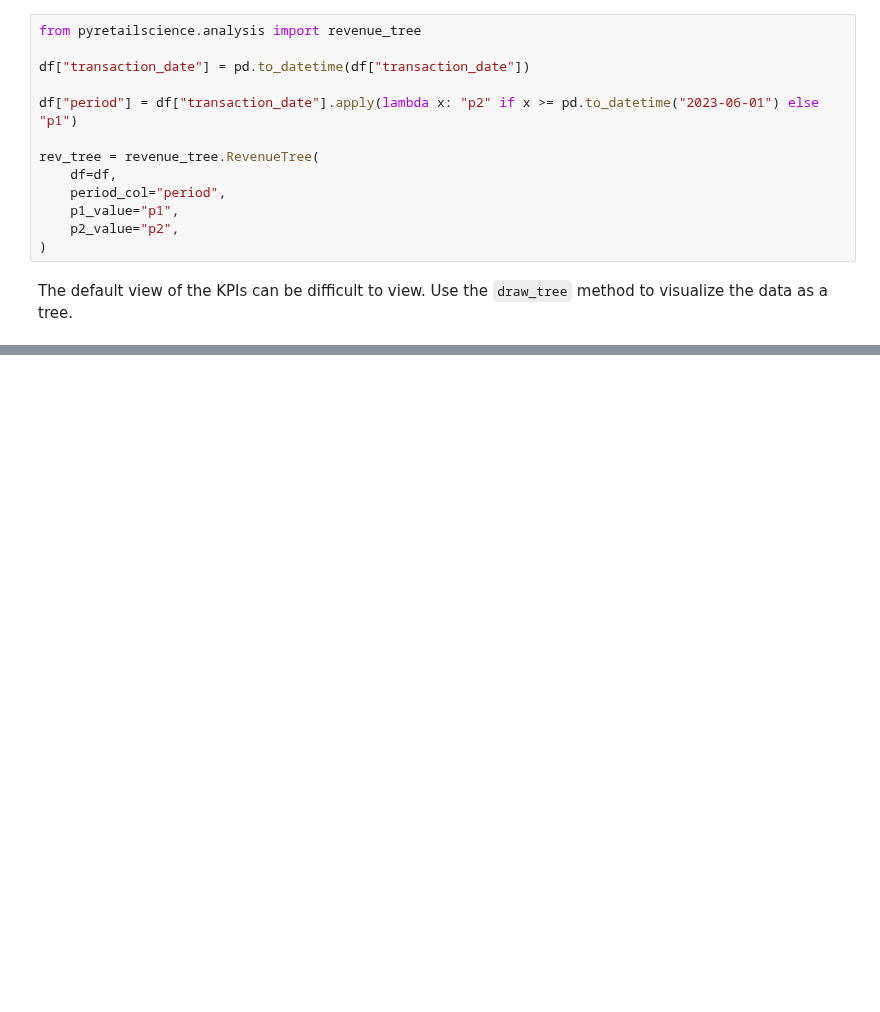
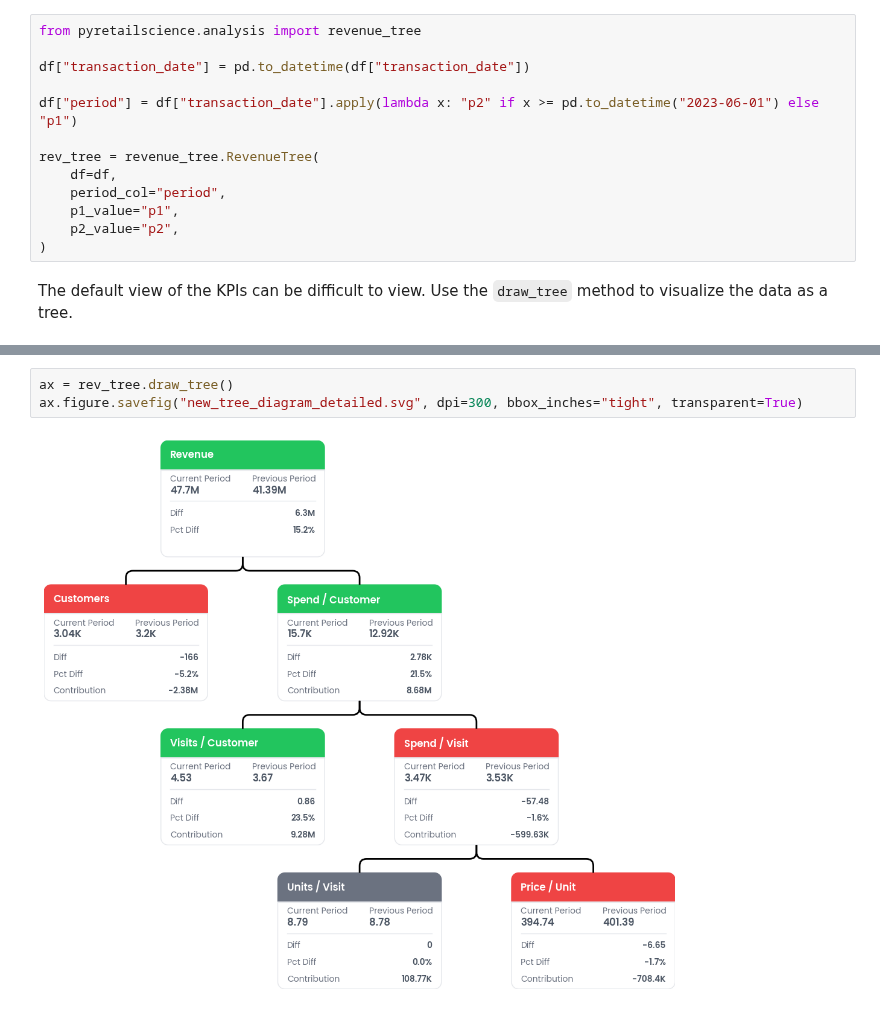
Before and after one commit to Data-Simply/pyretailscience, a Jupyter notebook: docs/examples/revenue_tree.ipynb, the cells around one changed output, grey strips where cells are left out. Saved outputs shown, nothing was run; the diff lists cells and outputs as text; blank space fills up the shorter version.

```diff
--- a/docs/examples/revenue_tree.ipynb
+++ b/docs/examples/revenue_tree.ipynb
@@ -51,0 +48,5 @@ rev_tree.draw_tree()
+# %%
+ax = rev_tree.draw_tree()
+ax.figure.savefig("new_tree_diagram_detailed.svg", dpi=300, bbox_inches="tight", transparent=True)
+# %% [output]
+[figure, added]
```
Also changed, not shown: parts of 1 cell of this notebook, 7 other files.
